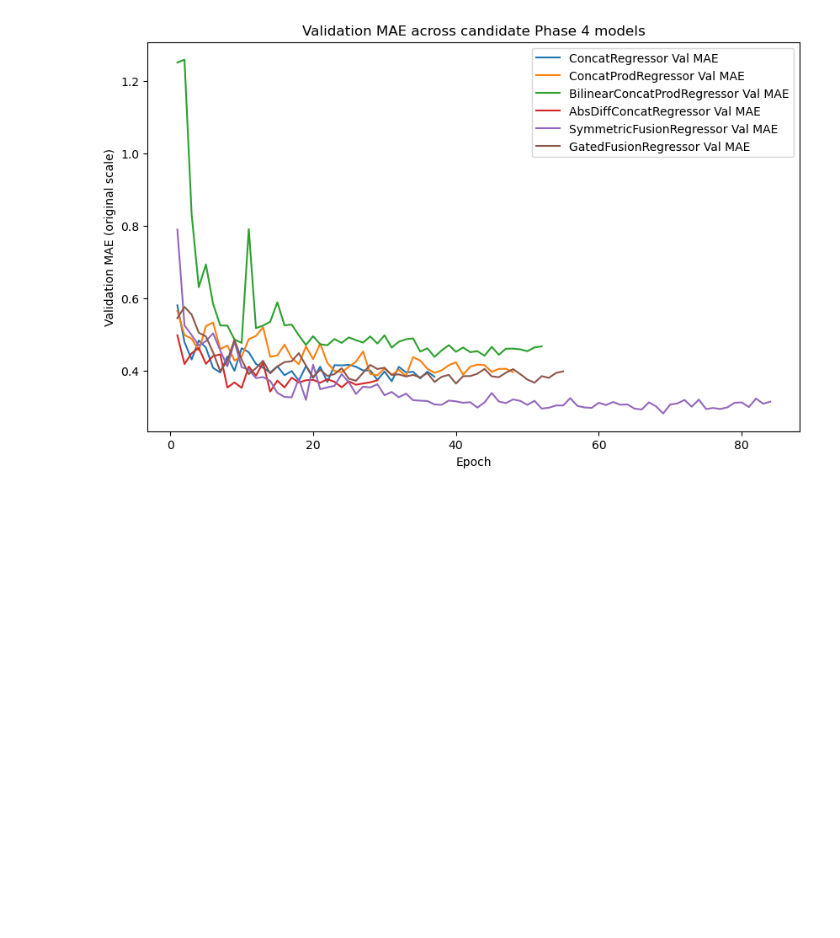
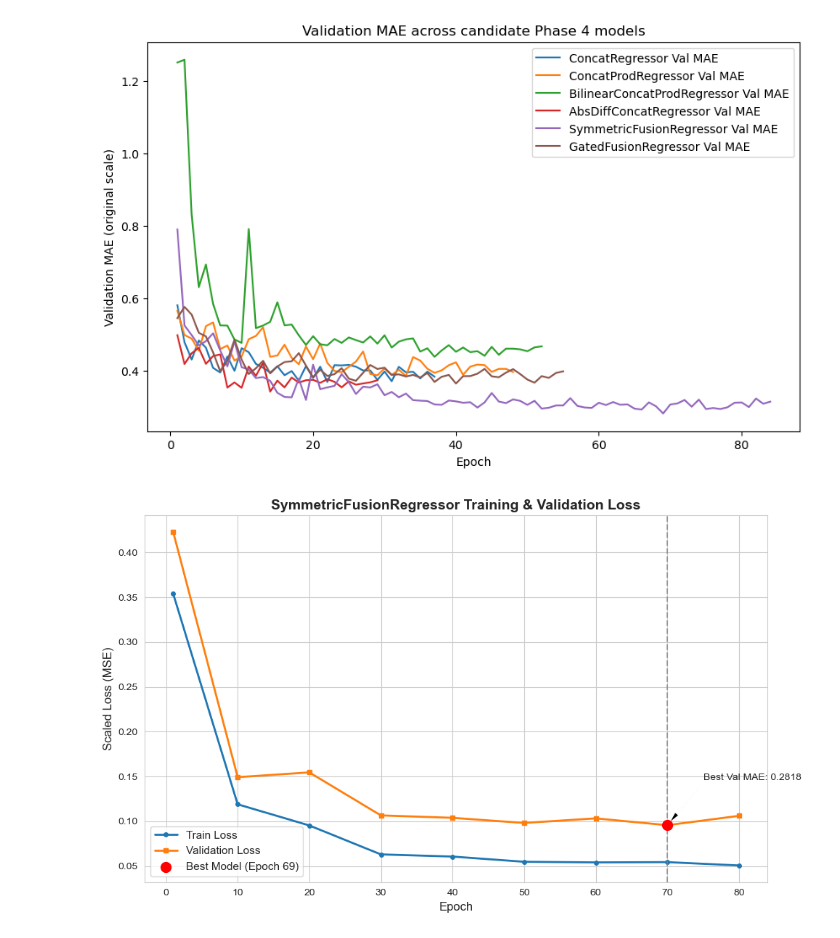
Before and after one commit to summyyyyy/Mixture-Toxicity-Predictor-with-Real-Time-Explanations, a Jupyter notebook: P4_Fine‑Tuning_for_Quantitative_DDI_LD50_Prediction.ipynb, the cells around one changed output. Drawn from its saved outputs; the diff is of its cells as text; code cells hidden in the pictures; blank space fills up the shorter version.

```diff
--- a/P4_Fine‑Tuning_for_Quantitative_DDI_LD50_Prediction.ipynb
+++ b/P4_Fine‑Tuning_for_Quantitative_DDI_LD50_Prediction.ipynb
@@ -1095,3 +1095,43 @@ plt.legend()
 plt.show()
 # %% [output]
 [figure]
+# %%
+import matplotlib.pyplot as plt
+import seaborn as sns
+import numpy as np
+
+# Data manually extracted from your 1st Try text log
+epochs = [1, 10, 20, 30, 40, 50, 60, 70, 80]
+train_loss = [0.3537, 0.1190, 0.0954, 0.0631, 0.0607, 0.0549, 0.0542, 0.0545, 0.0508]
+val_loss = [0.4226, 0.1493, 0.1546, 0.1066, 0.1039, 0.0982, 0.1033, 0.0957, 0.1061]
+
+# Set a professional style (optional, but good for reports)
+sns.set_style("whitegrid")
+plt.figure(figsize=(10, 6))
+
+# Plot the curves
+plt.plot(epochs, train_loss, label='Train Loss', color='#1f77b4', linewidth=2, marker='o', markersize=4)
+plt.plot(epochs, val_loss, label='Validation Loss', color='#ff7f0e', linewidth=2, marker='s', markersize=4)
+
+# Highlight the Best Epoch (Epoch 69 - though we plot 70 here)
+best_val_loss = 0.0957
+best_epoch = 70
+plt.axvline(x=best_epoch, color='gray', linestyle='--', alpha=0.7)
+plt.scatter(best_epoch, best_val_loss, color='red', s=100, zorder=5, label='Best Model (Epoch 69)')
+
+# Add labels and title
+plt.title("SymmetricFusionRegressor Training & Validation Loss", fontsize=14, fontweight='bold')
+plt.xlabel("Epoch", fontsize=12)
+plt.ylabel("Scaled Loss (MSE)", fontsize=12)
+plt.legend(fontsize=11)
+
+# Annotate the best result
+plt.annotate(f'Best Val MAE: 0.2818',
+             xy=(best_epoch, best_val_loss),
+             xytext=(best_epoch + 5, best_val_loss + 0.05),
+             arrowprops=dict(facecolor='black', shrink=0.05, width=1, headwidth=5))
+
+plt.tight_layout()
+plt.show()
+# %% [output]
+[figure, added]
```
Also changed, not shown: 5 other files.
